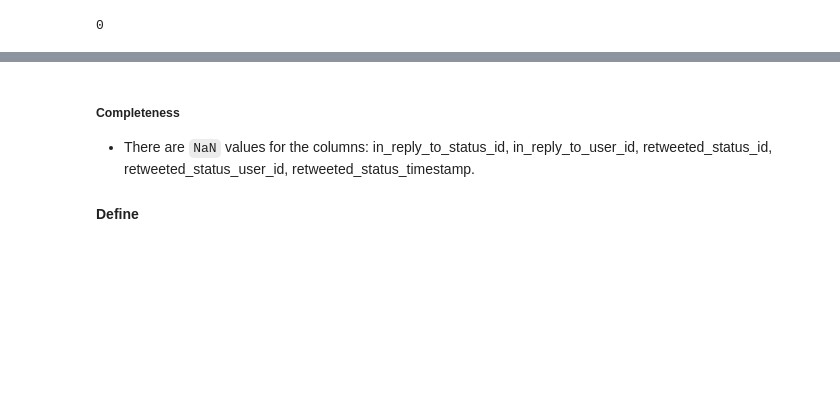
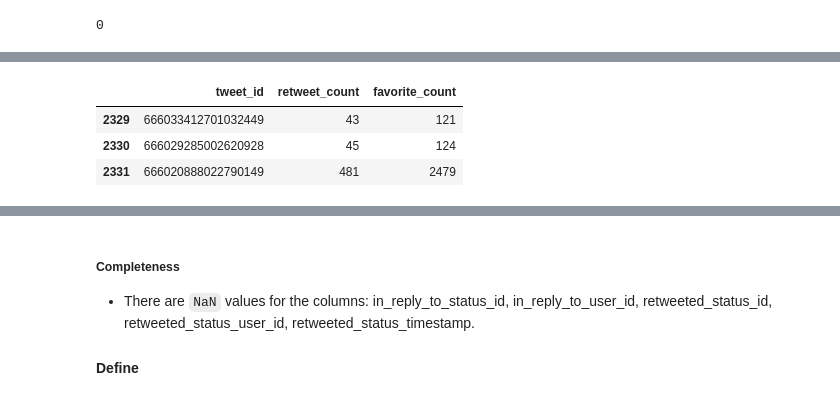
Before and after one commit to suefenali/data_analysis_nanodegree, a Jupyter notebook: project_4/wrangle_act.ipynb, the cells around one changed output, grey strips where cells are left out. Cells and saved outputs as stored; diff of their text form; code cells hidden in the pictures; blank space fills up the shorter version.

```diff
--- a/project_4/wrangle_act.ipynb
+++ b/project_4/wrangle_act.ipynb
@@ -274,0 +301,7 @@ image_predictions.duplicated().sum()
+# %%
+additional_twitter_data.tail(3)
+# %% [output]
+|  | tweet_id | retweet_count | favorite_count |
+| 2329 | 666033412701032449 | 43 | 121 |
+| 2330 | 666029285002620928 | 45 | 124 |
+| 2331 | 666020888022790149 | 481 | 2479 |
```
Also changed, not shown: parts of 8 cells of this notebook.
